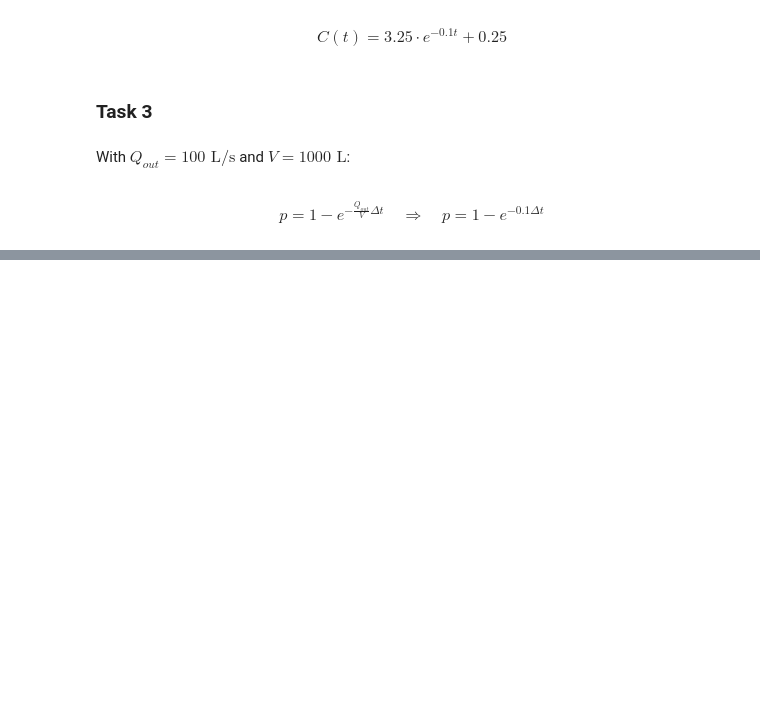
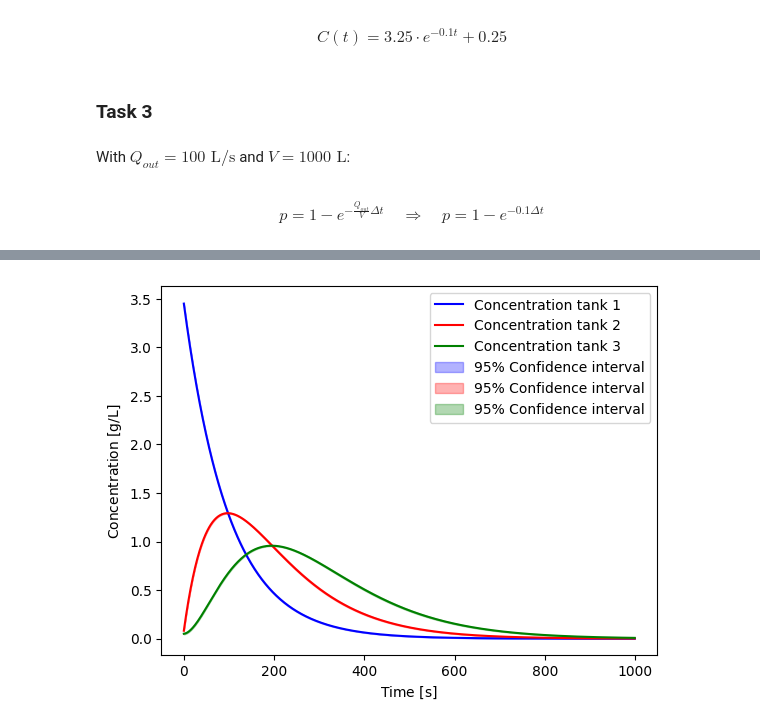
Before and after one commit to simengaasland/MOD510-Projects, a Jupyter notebook: Project 4/Project4_Report.ipynb, the cells around one changed output, grey strips where cells are left out. Cells and saved outputs as stored; diff of their text form; code cells hidden in the pictures; blank space fills up the shorter version.

```diff
--- a/Project 4/Project4_Report.ipynb
+++ b/Project 4/Project4_Report.ipynb
@@ -73,0 +208,13 @@ $$p = 1 - e^{-\frac{Q_{out}}{V} \Delta t} \quad \Rightarrow \quad p = 1 - e^{-0.
+# %%
+plt.plot(time, c_mean_1, color = 'blue', label = 'Concentration tank 1')
+plt.plot(time, c_mean_2, color = 'red', label = 'Concentration tank 2')
+plt.plot(time, c_mean_3, color = 'green', label = 'Concentration tank 3')
+plt.fill_between(time, ci_lower_1, ci_upper_1, alpha=0.3, color = 'blue', label = "95% Confidence interval")
+plt.fill_between(time, ci_lower_2, ci_upper_2, alpha=0.3, color = 'red', label = "95% Confidence interval")
+plt.fill_between(time, ci_lower_3, ci_upper_3, alpha=0.3, color = 'green', label = "95% Confidence interval")
+plt.legend()
+plt.ylabel(r'Concentration $[\text{g/L}]$')
+plt.xlabel(r'Time $[\text{s}]$')
+plt.show()
+# %% [output]
+[figure, added]
```
Also changed, not shown: parts of 8 cells of this notebook.
